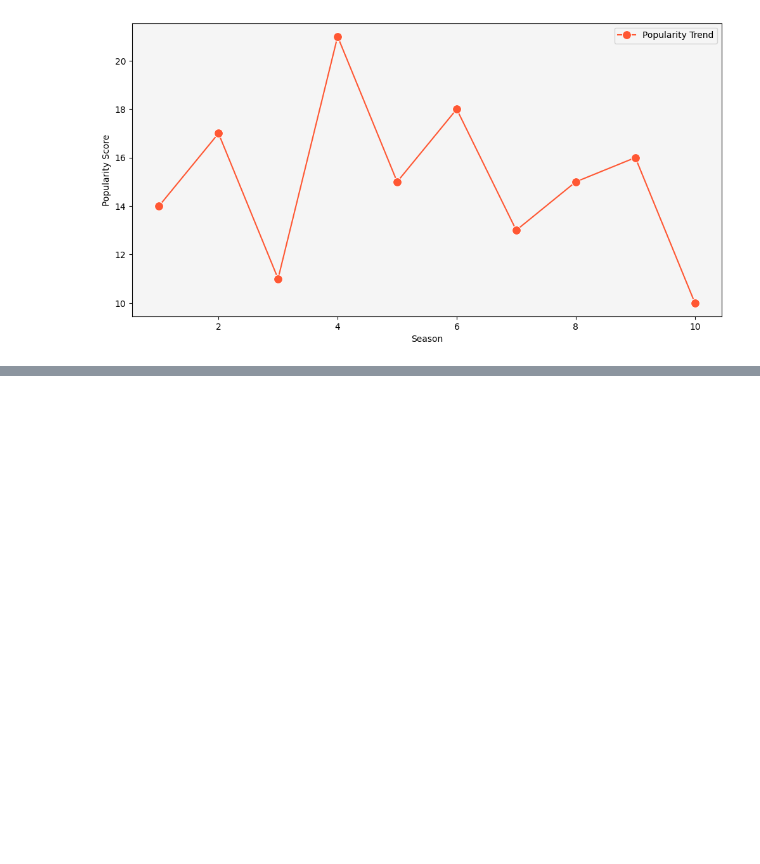
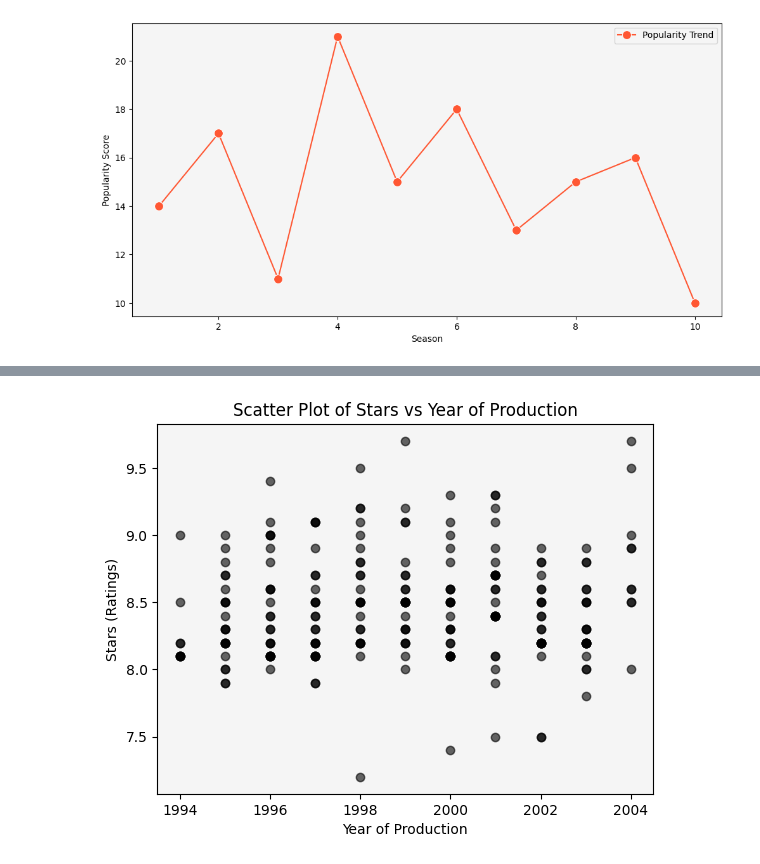
Before and after one commit to AidenAR/DSC-Fall23, a Jupyter notebook: notebook378a861fd9.ipynb, the cells around one changed output, grey strips where cells are left out. Drawn from its saved outputs; the diff is of its cells as text; code cells hidden in the pictures; blank space fills up the shorter version.

```diff
--- a/notebook378a861fd9.ipynb
+++ b/notebook378a861fd9.ipynb
@@ -384,0 +393,16 @@ plt.show()
+# %%
+
+
+# Extracting relevant columns
+stars = data['Stars']
+year_of_prod = data['Year_of_prod']
+
+# Creating a scatter plot
+plt.figure(facecolor='white')
+plt.scatter(year_of_prod, stars, alpha=0.6, c="black")
+plt.title('Scatter Plot of Stars vs Year of Production')
+plt.xlabel('Year of Production')
+plt.ylabel('Stars (Ratings)')
+plt.show()
+# %% [output]
+[figure, added]
```
Also changed, not shown: parts of 10 cells of this notebook.
